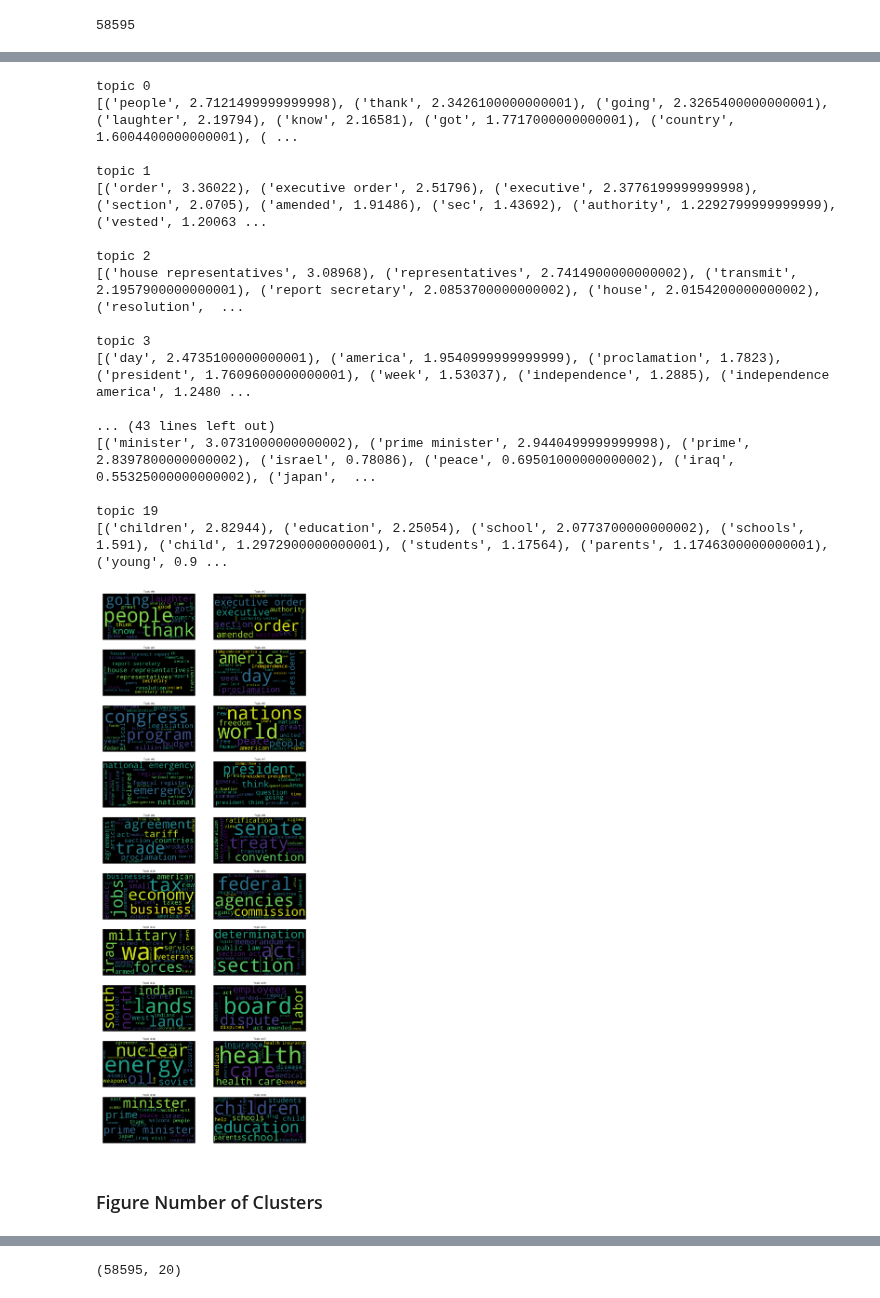
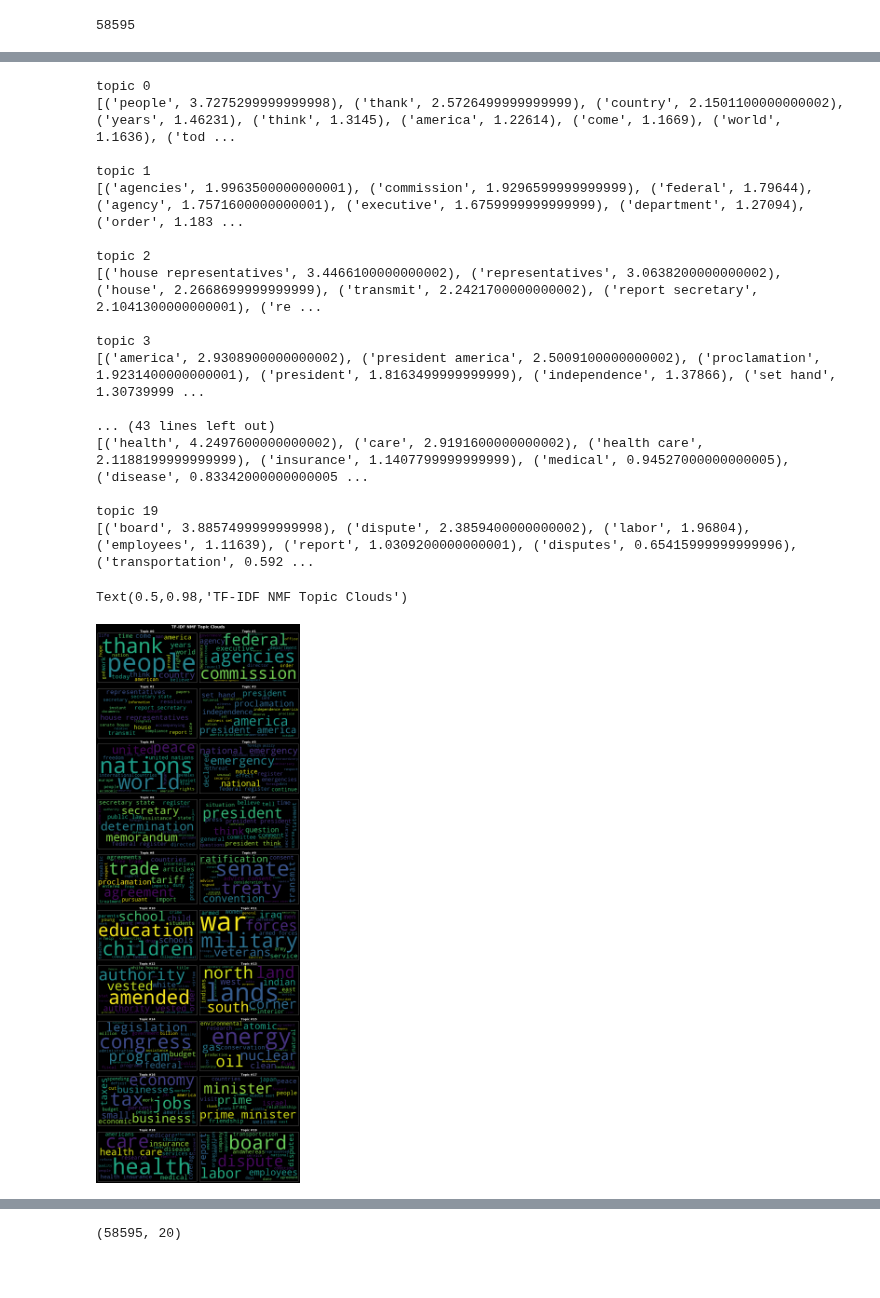
Before and after one commit to cneiderer/Class_Projects, a Jupyter notebook: Project4/AmericanPresidencyProject_NMF.ipynb, the cells around one changed output, grey strips where cells are left out. Saved outputs shown, nothing was run; the diff lists cells and outputs as text; code cells hidden in the pictures; blank space fills up the shorter version.

```diff
--- a/Project4/AmericanPresidencyProject_NMF.ipynb
+++ b/Project4/AmericanPresidencyProject_NMF.ipynb
@@ -138,0 +179,14 @@ len(clean_corpus)
+# %%
+n_features = 1000
+n_topics = 20
+n_top_words = 20
+seed = 129
+
+tfidf_vectorizer = TfidfVectorizer(ngram_range=(1, 2),
+                                   min_df=0.02,
+                                   max_df=0.8,
+                                   stop_words=stopwords,
+                                   max_features=n_features,
+                                   token_pattern=r'\b[a-zA-Z]{3,}\b')
+
+tfidf = tfidf_vectorizer.fit_transform(clean_corpus)
@@ -172,12 +221,0 @@ frozenset({'a',
-# %%
-n_features = 2500
-n_topics = 20
-n_top_words = 20
-
-tfidf_vectorizer = TfidfVectorizer(ngram_range=(1, 2),
-                                   min_df=0.02,
-                                   max_df=0.8,
-                                   stop_words=stopwords,
-                                   token_pattern="\\b[a-z][a-z]+\\b")
-
-tfidf = tfidf_vectorizer.fit_transform(clean_corpus)
@@ -212,7 +243,7 @@ children education school schools child students parents young teachers help cri
 # %%
 component_dicts = []
 
-components = nmf.components_.round(5)
+components = nmf.components_
 for index,values in enumerate(components):
     print("topic {}".format(index))
     temp = list(zip(tfidf_feature_names, components[index]))
@@ -221,38 +252,46 @@ for index,values in enumerate(components):
     component_dicts.append(dict(sorted(temp, key=lambda x: x[1], reverse=True)[:n_top_words]))
 # %% [output]
 topic 0
-[('people', 2.7121499999999998), ('thank', 2.3426100000000001), ('going', 2.3265400000000001), ('laughter', 2.19794), ('know', 2.16581), ('got', 1.7717000000000001), ('country', 1.6004400000000001), ( ...
+[('people', 3.7275299999999998), ('thank', 2.5726499999999999), ('country', 2.1501100000000002), ('years', 1.46231), ('think', 1.3145), ('america', 1.22614), ('come', 1.1669), ('world', 1.1636), ('tod ...
 
 topic 1
-[('order', 3.36022), ('executive order', 2.51796), ('executive', 2.3776199999999998), ('section', 2.0705), ('amended', 1.91486), ('sec', 1.43692), ('authority', 1.2292799999999999), ('vested', 1.20063 ...
+[('agencies', 1.9963500000000001), ('commission', 1.9296599999999999), ('federal', 1.79644), ('agency', 1.7571600000000001), ('executive', 1.6759999999999999), ('department', 1.27094), ('order', 1.183 ...
 
 topic 2
-[('house representatives', 3.08968), ('representatives', 2.7414900000000002), ('transmit', 2.1957900000000001), ('report secretary', 2.0853700000000002), ('house', 2.0154200000000002), ('resolution',  ...
+[('house representatives', 3.4466100000000002), ('representatives', 3.0638200000000002), ('house', 2.2668699999999999), ('transmit', 2.2421700000000002), ('report secretary', 2.1041300000000001), ('re ...
 
 topic 3
-[('day', 2.4735100000000001), ('america', 1.9540999999999999), ('proclamation', 1.7823), ('president', 1.7609600000000001), ('week', 1.53037), ('independence', 1.2885), ('independence america', 1.2480 ...
+[('america', 2.9308900000000002), ('president america', 2.5009100000000002), ('proclamation', 1.9231400000000001), ('president', 1.8163499999999999), ('independence', 1.37866), ('set hand', 1.30739999 ...
 
 ... (43 lines left out)
-[('minister', 3.0731000000000002), ('prime minister', 2.9440499999999998), ('prime', 2.8397800000000002), ('israel', 0.78086), ('peace', 0.69501000000000002), ('iraq', 0.55325000000000002), ('japan',  ...
+[('health', 4.2497600000000002), ('care', 2.9191600000000002), ('health care', 2.1188199999999999), ('insurance', 1.1407799999999999), ('medical', 0.94527000000000005), ('disease', 0.83342000000000005 ...
 
 topic 19
-[('children', 2.82944), ('education', 2.25054), ('school', 2.0773700000000002), ('schools', 1.591), ('child', 1.2972900000000001), ('students', 1.17564), ('parents', 1.1746300000000001), ('young', 0.9 ...
+[('board', 3.8857499999999998), ('dispute', 2.3859400000000002), ('labor', 1.96804), ('employees', 1.11639), ('report', 1.0309200000000001), ('disputes', 0.65415999999999996), ('transportation', 0.592 ...
 # %%
+# Create topic word clouds
+plt.style.use('dark_background')
+
 ncol = 2
 nrow = int(np.ceil(len(component_dicts) / ncol))
 
 figwidth = ncol * 9
 figheight = nrow * 5
 fig, axes = plt.subplots(nrow, ncol, figsize=(figwidth, figheight))
 ax = axes.flatten()
 
 num_words = 20 # Number of words to include in word cloud
 for t in range(len(component_dicts)):
-    plt.sca(ax[t])
-    plt.title("Topic #" + str(t))
-    plt.axis("off")
+#     plt.sca(ax[t])
+    curr_ax = fig.sca(ax[t])
+    curr_ax.set_title('Topic #%d' % t, fontsize=18, fontweight='bold')
+    curr_ax.set_xticks([])
+    curr_ax.set_yticks([])
+#     curr_ax.set_axis_on(0)
     plt.imshow(WordCloud().fit_words(component_dicts[t]))
+
+fig.tight_layout(rect=(0, 0, 1, 0.975))
+fig.suptitle('TF-IDF NMF Topic Clouds', fontsize=24, fontweight='bold');
 # %% [output]
+Text(0.5,0.98,'TF-IDF NMF Topic Clouds')
-[figure, old version]
+[figure, new version]
-# %% [markdown]
-### Figure Number of Clusters
```
Also changed, not shown: parts of 25 cells of this notebook, 13 other files.
